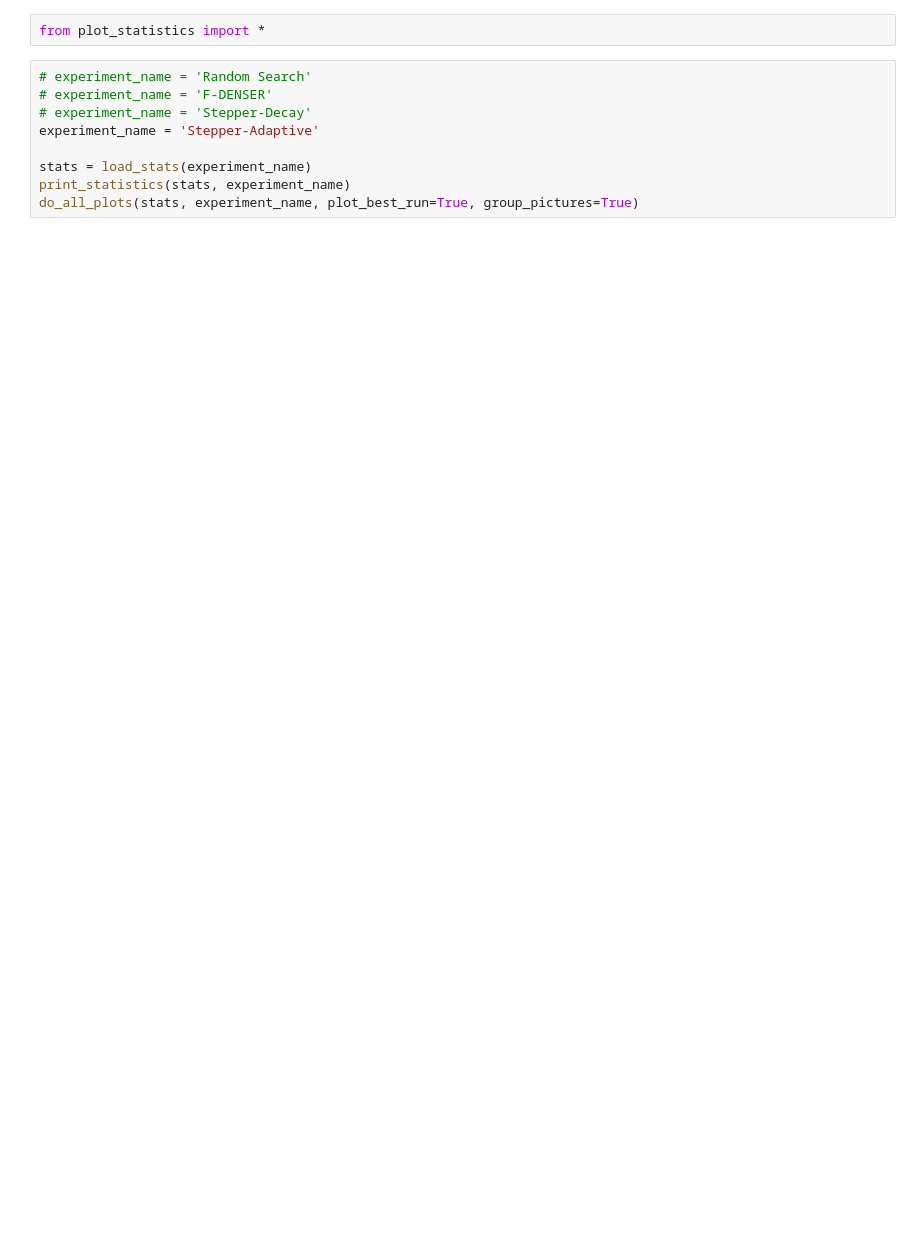
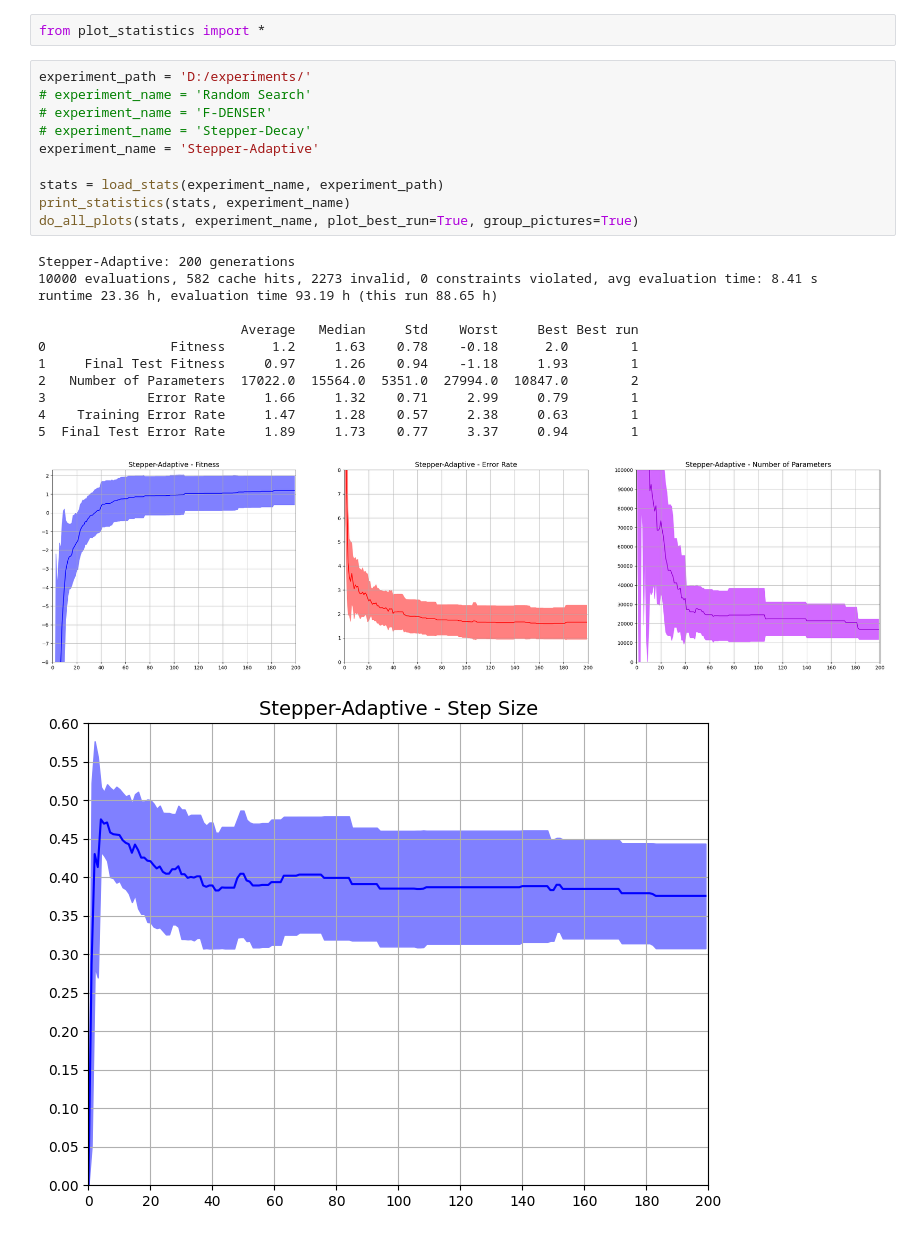
Before and after one commit to ChristianNieber/nas_on_cnns, a Jupyter notebook: run_statistics.ipynb, the cells around one changed output. Cells and saved outputs as stored; diff of their text form; blank space fills up the shorter version.

```diff
--- a/run_statistics.ipynb
+++ b/run_statistics.ipynb
@@ -1,11 +1,26 @@
 # %%
 from plot_statistics import *
 # %%
+experiment_path = 'D:/experiments/'
 # experiment_name = 'Random Search'
 # experiment_name = 'F-DENSER'
 # experiment_name = 'Stepper-Decay'
 experiment_name = 'Stepper-Adaptive'
 
-stats = load_stats(experiment_name)
+stats = load_stats(experiment_name, experiment_path)
 print_statistics(stats, experiment_name)
 do_all_plots(stats, experiment_name, plot_best_run=True, group_pictures=True)
+# %% [output]
+Stepper-Adaptive: 200 generations
+10000 evaluations, 582 cache hits, 2273 invalid, 0 constraints violated, avg evaluation time: 8.41 s
+runtime 23.36 h, evaluation time 93.19 h (this run 88.65 h)
+
+                          Average   Median     Std    Worst     Best Best run
+0                Fitness      1.2     1.63    0.78    -0.18      2.0        1
+1     Final Test Fitness     0.97     1.26    0.94    -1.18     1.93        1
+2   Number of Parameters  17022.0  15564.0  5351.0  27994.0  10847.0        2
+3             Error Rate     1.66     1.32    0.71     2.99     0.79        1
+4    Training Error Rate     1.47     1.28    0.57     2.38     0.63        1
+5  Final Test Error Rate     1.89     1.73    0.77     3.37     0.94        1
+[figure, added]
+[figure, added]
```
Also changed, not shown: parts of 3 cells of this notebook, 17 other files.
